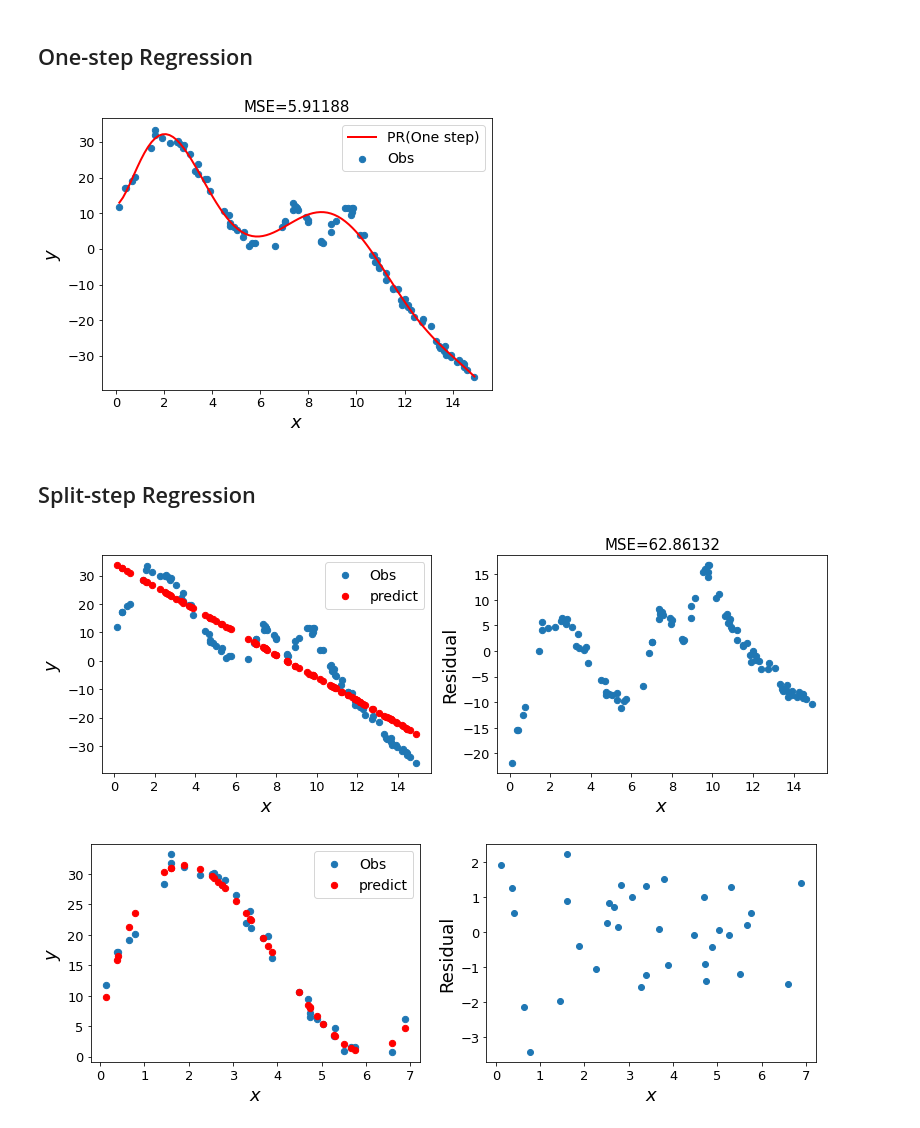
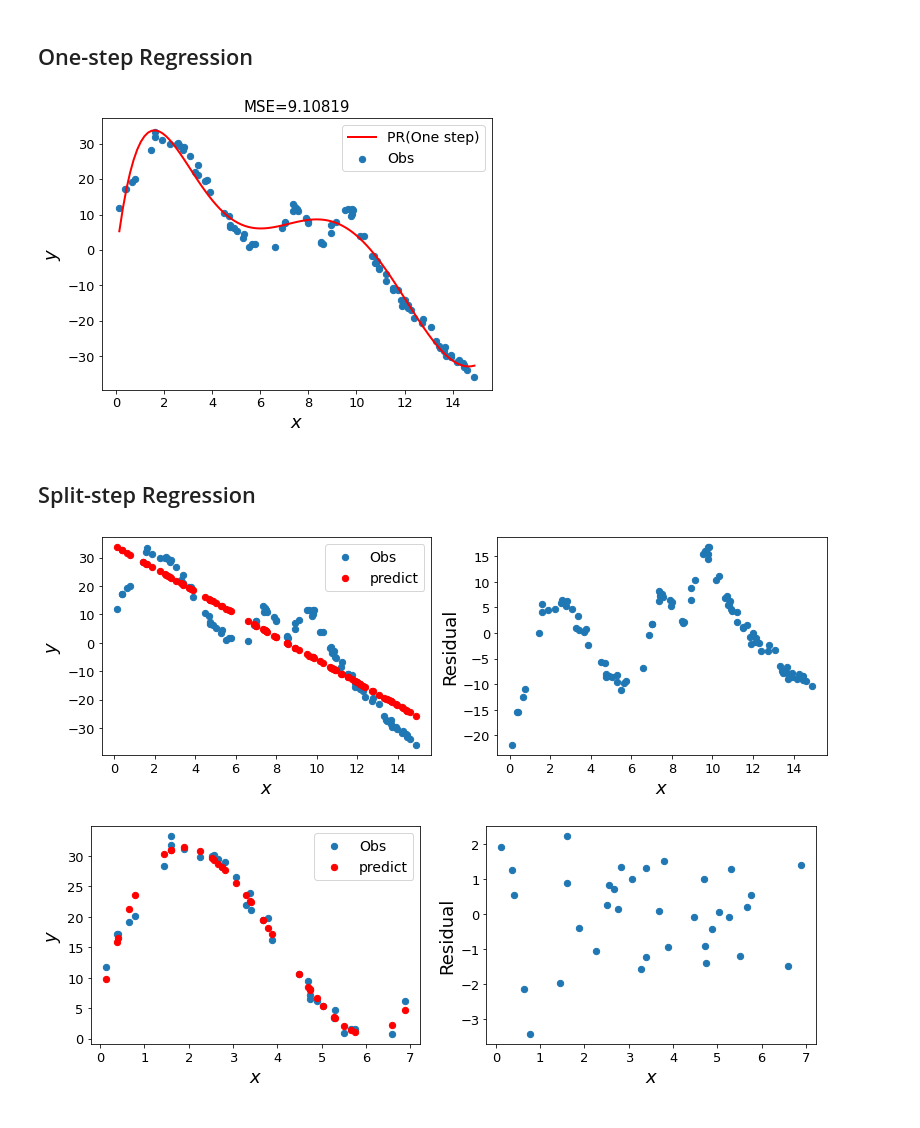
Before and after one commit to User-zwj/Thesis_Wenjuan_Code, a Jupyter notebook: Chapter7.ipynb, the cells around one changed output. Cells and saved outputs as stored; diff of their text form; code cells hidden in the pictures.

Commit message:
MAke the plots prettier

```diff
--- a/Chapter7.ipynb
+++ b/Chapter7.ipynb
@@ -343,10 +344,3 @@ model_ode.add(tf.keras.layers.Dense(1))
 
 model_ode.compile(loss='mean_squared_error', optimizer=tf.keras.optimizers.Adam(0.01))
 model_ode.fit(lam_in,y_out, epochs=1500, verbose=0)
-
-preds_ode = []
-size_eval_ode = 100
-x_eval_ode = np.linspace(-3,3,size_eval_ode)
-y_exact_ode = [np.exp(-i*0.5) for i in x_eval_ode]
-for j in x_eval_ode:
-    preds_ode.append(model_ode.predict([j]))
@@ -353,5 +349,9 @@ for j in x_eval_ode:
 # %%
+preds_ode = []
+for j in lam_in:
+    preds_ode.append(model_ode.predict([j]))
+
 preds_ode_shaped = tf.reshape(tf.constant(np.array(preds_ode)),len(preds_ode))
-error_ode = tf.keras.losses.MSE(y_exact_ode,preds_ode_shaped).numpy()
-error_ode
+mse_fd_nn = tf.keras.losses.MSE(y_exact,preds_ode_shaped).numpy()
+mse_fd_nn
 # %% [output]
@@ -774,7 +830,7 @@ fig.savefig("images/comp_nn_step11.png");
 # %%
 ## one step
 ## Cannot capture info from 4 to 10
-model_reg_all = np.poly1d(np.polyfit(x_syn, y_syn, 8))
+model_reg_all = np.poly1d(np.polyfit(x_syn, y_syn, 6))
 
 x = np.linspace(min(x_syn), max(x_syn), 100)
 
@@ -790,37 +846,37 @@ plt.plot(x, model_reg_all(x),color='red', linewidth=2, label='PR(One step)');
 plt.legend(prop={'size': 14});
 fig.savefig("images/comp_pr_1step.png");
 # %% [output]
-[figure, old version]
+[figure, new version]
 # %% [markdown]
 ## Split-step Regression
 # %%
 ## step 1
 model0 = np.poly1d(np.polyfit(x_syn, y_syn, 1))
 
 # x = np.linspace(min(x_syn), max(x_syn), 100)
 
 fig = plt.figure(figsize=(13,4))
 plt.subplot(121)
 plt.xticks(fontsize=13, rotation=0)
 plt.yticks(fontsize=13, rotation=0)
 plt.xlabel("$x$",fontsize=18)
 plt.ylabel("$y$",fontsize=18)
 plt.scatter(x_syn, y_syn, s=40, label='Obs')
 pred0 = model0(x_syn)
 plt.scatter(x_syn, pred0, s=40, color='red',label='predict')
 plt.legend(prop={'size': 14})
 plt.subplot(122)
 plt.xticks(fontsize=13, rotation=0)
 plt.yticks(fontsize=13, rotation=0)
 plt.xlabel("$x$",fontsize=18)
 plt.ylabel("Residual",fontsize=18)
-mse_pr1=tf.keras.losses.MSE(y_syn,pred0).numpy()
-plt.title("MSE=%.5f"%(mse_pr1),fontsize=15)
+# mse_pr1=tf.keras.losses.MSE(y_syn,pred0).numpy()
+# plt.title("MSE=%.5f"%(mse_pr1),fontsize=15)
 error0 = y_syn-pred0
 plt.scatter(x_syn, error0, s=40);
 fig.savefig("images/comp_pr_step1.png");
 # %% [output]
-[figure, old version]
+[figure, new version]
 # %%
 idx7 = x_syn<7
 model7 = np.poly1d(np.polyfit(x_syn[idx7], error0[idx7], 3))   #only fit value < 7
```
Also changed, not shown: parts of 14 cells of this notebook, 23 other files.
